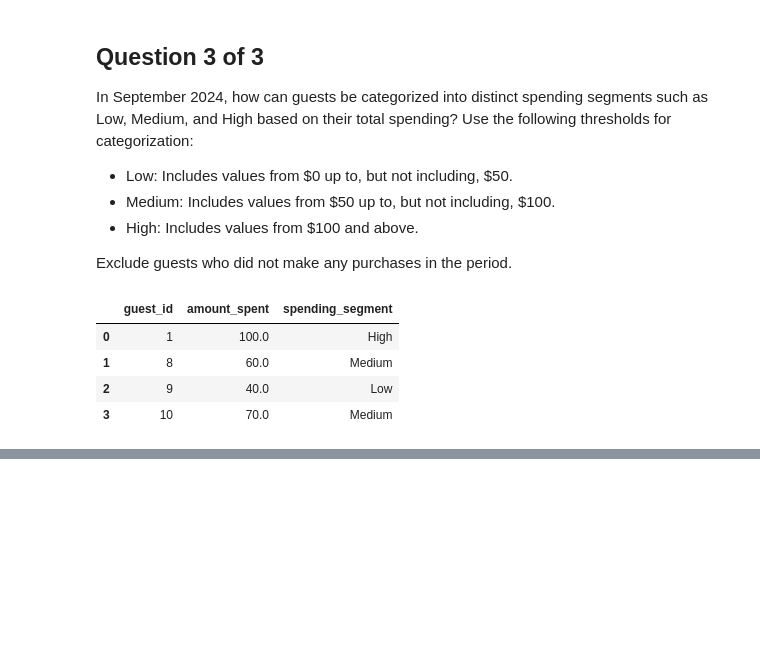
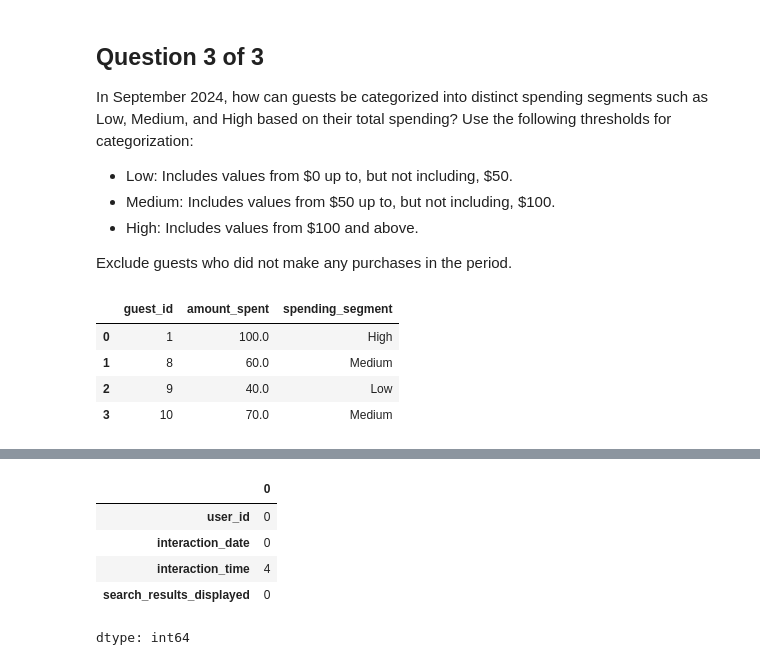
Before and after one commit to Haris-09/Python-Summer-Party-Challenge, a Jupyter notebook: Python_Summer_Party.ipynb, the cells around one changed output, grey strips where cells are left out. Drawn from its saved outputs; the diff is of its cells as text; code cells hidden in the pictures; blank space fills up the shorter version.

```diff
--- a/Python_Summer_Party.ipynb
+++ b/Python_Summer_Party.ipynb
@@ -328,0 +434,9 @@ display(total_spending_september)
+# %%
+user_engagement_data.isna().sum()
+# %% [output]
+|  | 0 |
+| user_id | 0 |
+| interaction_date | 0 |
+| interaction_time | 4 |
+| search_results_displayed | 0 |
+dtype: int64
```
Also changed, not shown: parts of 5 cells of this notebook.
